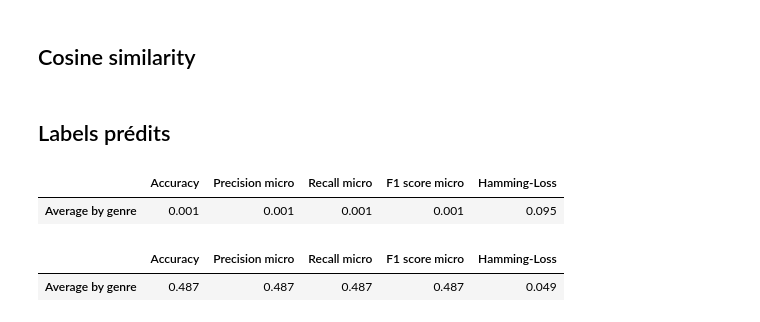
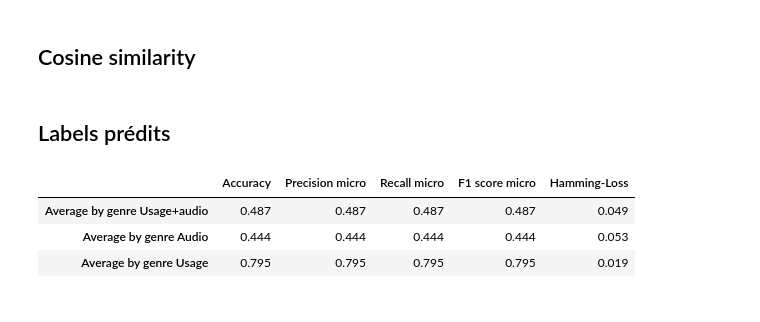
Before and after one commit to taminemelissa/multi-label-classification, a Jupyter notebook: notebooks/Average_by_genre.ipynb, the cells around one changed output. Cells and saved outputs as stored; diff of their text form; code cells hidden in the pictures.

```diff
--- a/notebooks/Average_by_genre.ipynb
+++ b/notebooks/Average_by_genre.ipynb
@@ -188,14 +194,16 @@ df_hat.index = y_test.index
-# %%
-#cosine normalisé
-final_res.loc['Average by genre']=all_metrics(y_train.values,df_hat.values)
-final_res
-# %% [output]
-|  | Accuracy | Precision micro | Recall micro | F1 score micro | Hamming-Loss |
-| Average by genre | 0.001 | 0.001 | 0.001 | 0.001 | 0.095 |
+# %%
+df_hat_UA = prediction(audio+usage)
+# %%
+df_hat_U = prediction(usage)
+df_hat_A = prediction(audio)
 # %%
 #norme euclidienne sur les tests, avec usage et audio
-final_res.loc['Average by genre']=all_metrics(y_test.values,df_hat.values)
+final_res.loc['Average by genre Usage+audio']=all_metrics(y_test.values,df_hat_UA.values)
+final_res.loc['Average by genre Audio']=all_metrics(y_test.values,df_hat_A.values)
+final_res.loc['Average by genre Usage']=all_metrics(y_test.values,df_hat_U.values)
 final_res
 # %% [output]
 |  | Accuracy | Precision micro | Recall micro | F1 score micro | Hamming-Loss |
-| Average by genre | 0.487 | 0.487 | 0.487 | 0.487 | 0.049 |
+| Average by genre Usage+audio | 0.487 | 0.487 | 0.487 | 0.487 | 0.049 |
+| Average by genre Audio | 0.444 | 0.444 | 0.444 | 0.444 | 0.053 |
+| Average by genre Usage | 0.795 | 0.795 | 0.795 | 0.795 | 0.019 |
```
Also changed, not shown: parts of 5 cells of this notebook.
